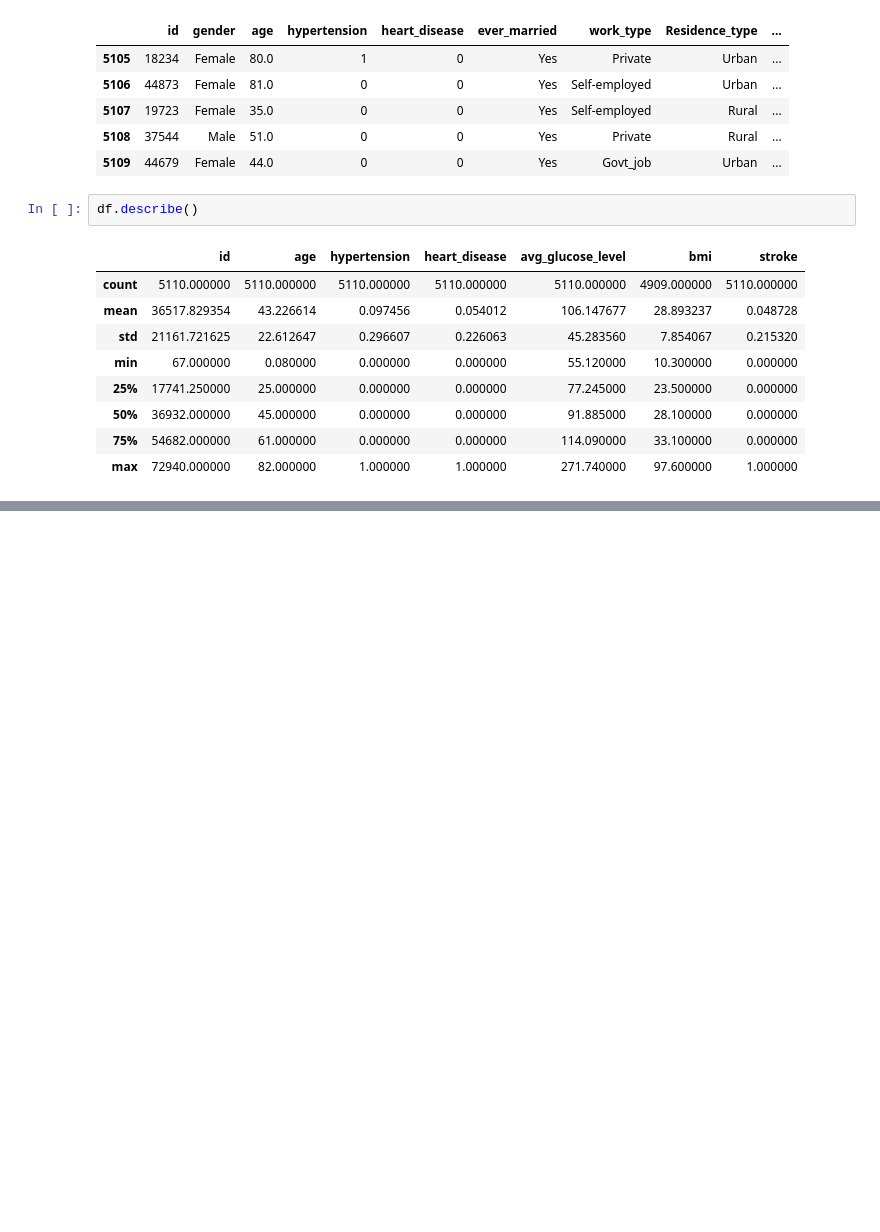
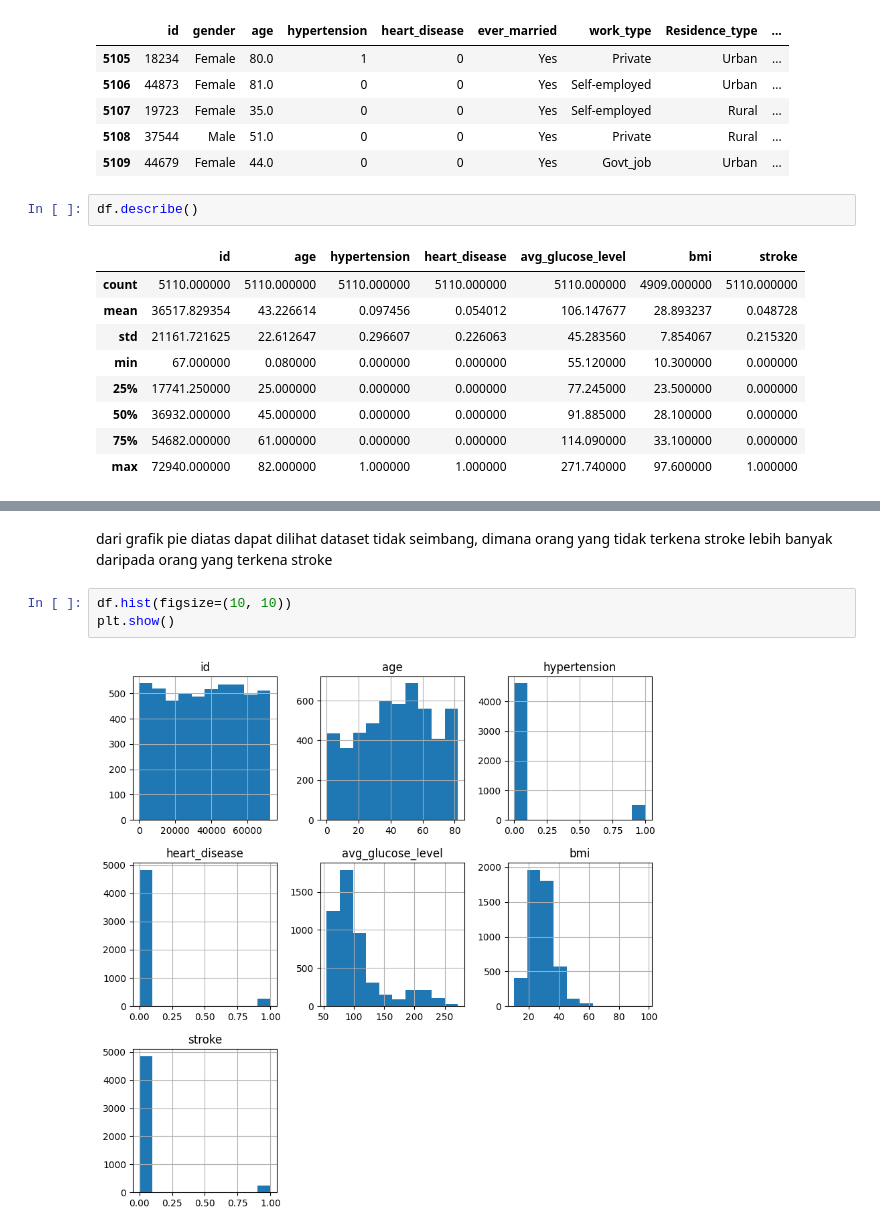
Before and after one commit to aliifam/ppd, a Jupyter notebook: ppd/pekan4/tugas1.ipynb, the cells around one changed output, grey strips where cells are left out. Cells and saved outputs as stored; diff of their text form; blank space fills up the shorter version.

```diff
--- a/ppd/pekan4/tugas1.ipynb
+++ b/ppd/pekan4/tugas1.ipynb
@@ -38,0 +47,7 @@ df.describe()
+# %% [markdown]
+dari grafik pie diatas dapat dilihat dataset tidak seimbang, dimana orang yang tidak terkena stroke lebih banyak daripada orang yang terkena stroke
+# %%
+df.hist(figsize=(10, 10))
+plt.show()
+# %% [output]
+[figure, added]
```
Also changed, not shown: parts of 12 cells of this notebook.
